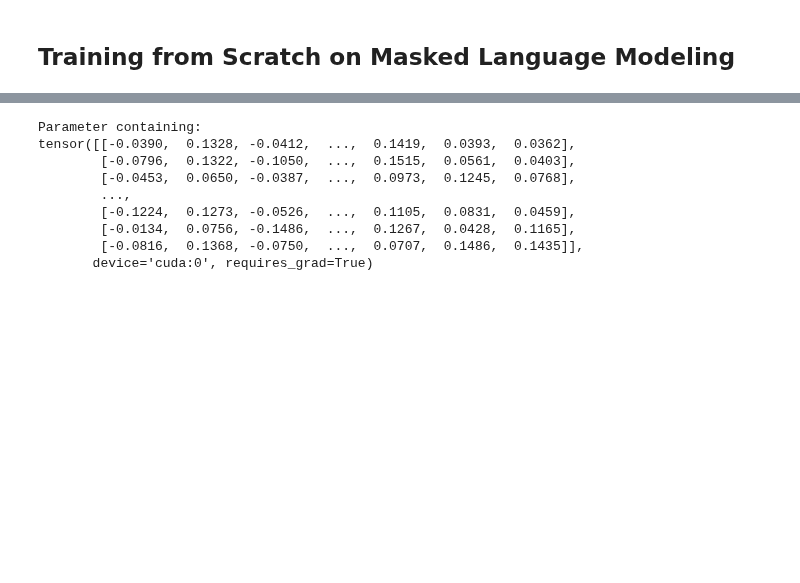
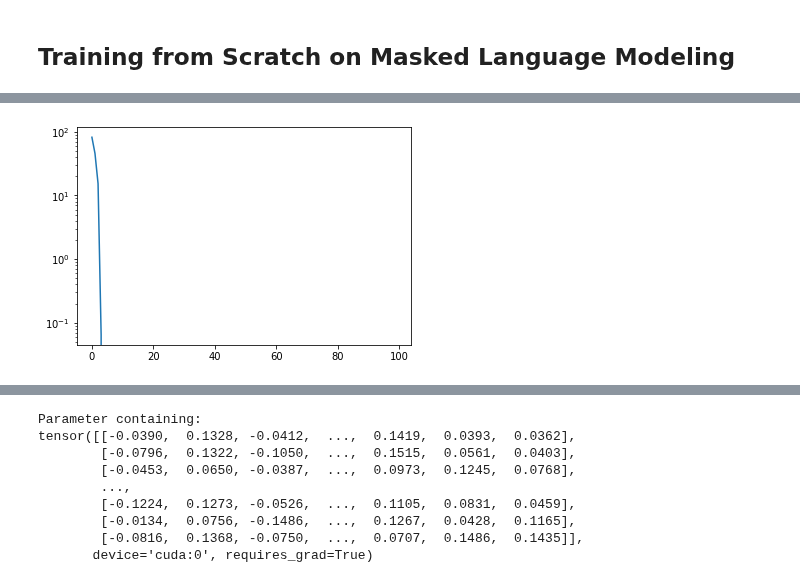
Before and after one commit to redwoodresearch/mlab, a Jupyter notebook: days/w2d1/w2d2.ipynb, the cells around one changed output, grey strips where cells are left out. Drawn from its saved outputs; the diff is of its cells as text; code cells hidden in the pictures; blank space fills up the shorter version.

```diff
--- a/days/w2d1/w2d2.ipynb
+++ b/days/w2d1/w2d2.ipynb
@@ -361,11 +378,12 @@ tiny_bert = Bert(
     hidden_size=256,
     max_position_embeddings=512,
     type_vocab_size=2,
-    dropout=0,#0.1,
+    dropout=0,
     intermediate_size=1024,
     num_heads=12,
     num_layers=2,
 )
 tiny_bert.to(device)
 None
+losses = []
 # %%
@@ -377,0 +396,36 @@ for i in pbar:
+# %%
+batch_x = t.tensor(
+    tokenizer(["The cow likes to eat grass"])["input_ids"],
+    device="cuda",
+    dtype=t.long,
+)
+
+pred_mask = t.tensor(
+    [[False, False, False, False, True, False, True, False]],
+    dtype=t.bool,
+    device="cuda",
+)
+
+batch_y = t.masked_select(
+    batch_x,
+    pred_mask,
+)
+batch_x[pred_mask] = tokenizer.mask_token_id
+print(tokenizer.decode(batch_x[0]))
+print(tokenizer.decode(batch_y))
+
+tiny_bert.train()
+optimizer = optim.Adam(tiny_bert.parameters(), lr=1e-4)  # broken?
+for i in range(100):
+    optimizer.zero_grad()
+    logits = tiny_bert(batch_x)
+    pred_logits_flat = t.masked_select(logits, pred_mask.unsqueeze(-1))
+    pred_logits = pred_logits_flat.reshape((-1, logits.shape[-1]))
+    loss = F.cross_entropy(input=pred_logits, target=batch_y)
+    loss.backward()
+    optimizer.step()
+
+    losses.append(loss.item())
+
+    if i % 1 == 0:
+        print(i, loss.item())
@@ -378 +450,6 @@ for i in pbar:
+# %%
+plt.plot(losses)
+plt.yscale("log")
+# %% [output]
+[figure, added]
 # %%
```
Also changed, not shown: parts of 17 cells of this notebook, 1 other file.
